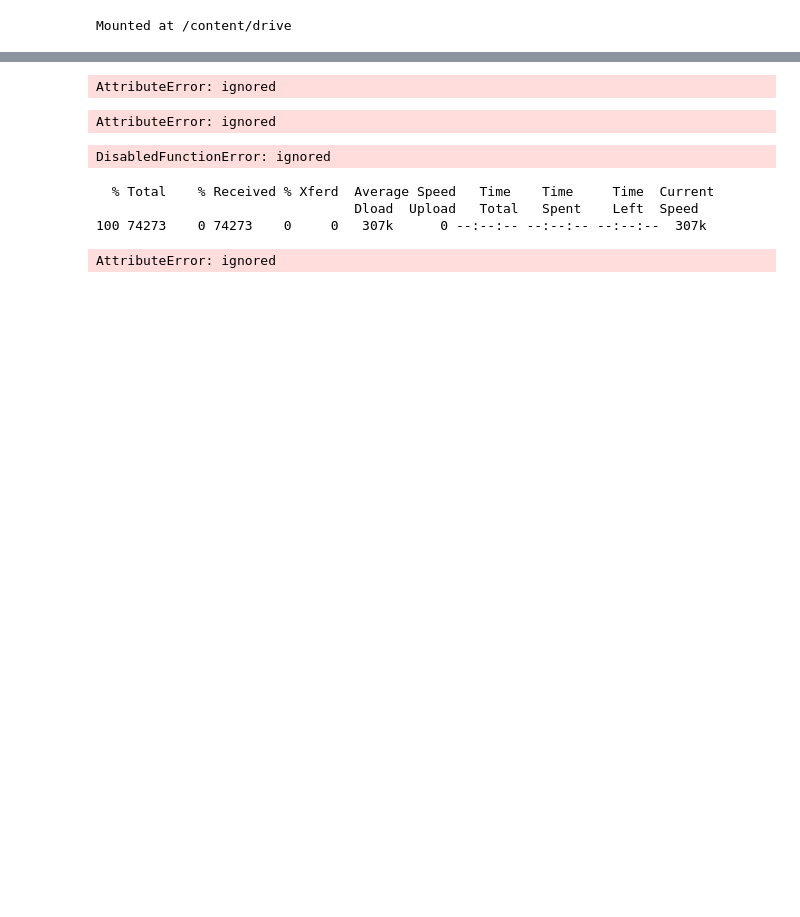
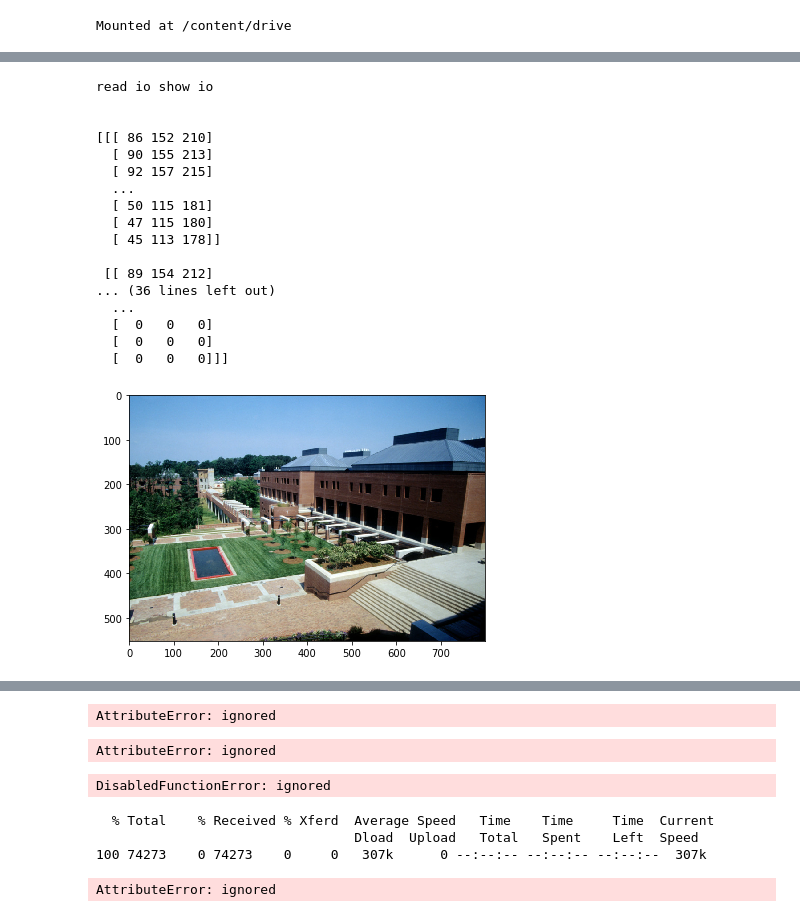
Before and after one commit to mustmentari/PCVK_Genap_2023, a Jupyter notebook: Week2.ipynb, the cells around one changed output, grey strips where cells are left out. Drawn from its saved outputs; the diff is of its cells as text; code cells hidden in the pictures; blank space fills up the shorter version.

```diff
--- a/Week2.ipynb
+++ b/Week2.ipynb
@@ -14,0 +127,24 @@ Mounted at /content/drive
+# %%
+print("read io show io")
+io.imshow(img)
+print("\n")
+print(img)
+# %% [output]
+read io show io
+
+
+[[[ 86 152 210]
+  [ 90 155 213]
+  [ 92 157 215]
+  ...
+  [ 50 115 181]
+  [ 47 115 180]
+  [ 45 113 178]]
+
+ [[ 89 154 212]
+... (36 lines left out)
+  ...
+  [  0   0   0]
+  [  0   0   0]
+  [  0   0   0]]]
+[figure, added]
```
Also changed, not shown: parts of 10 cells of this notebook.
